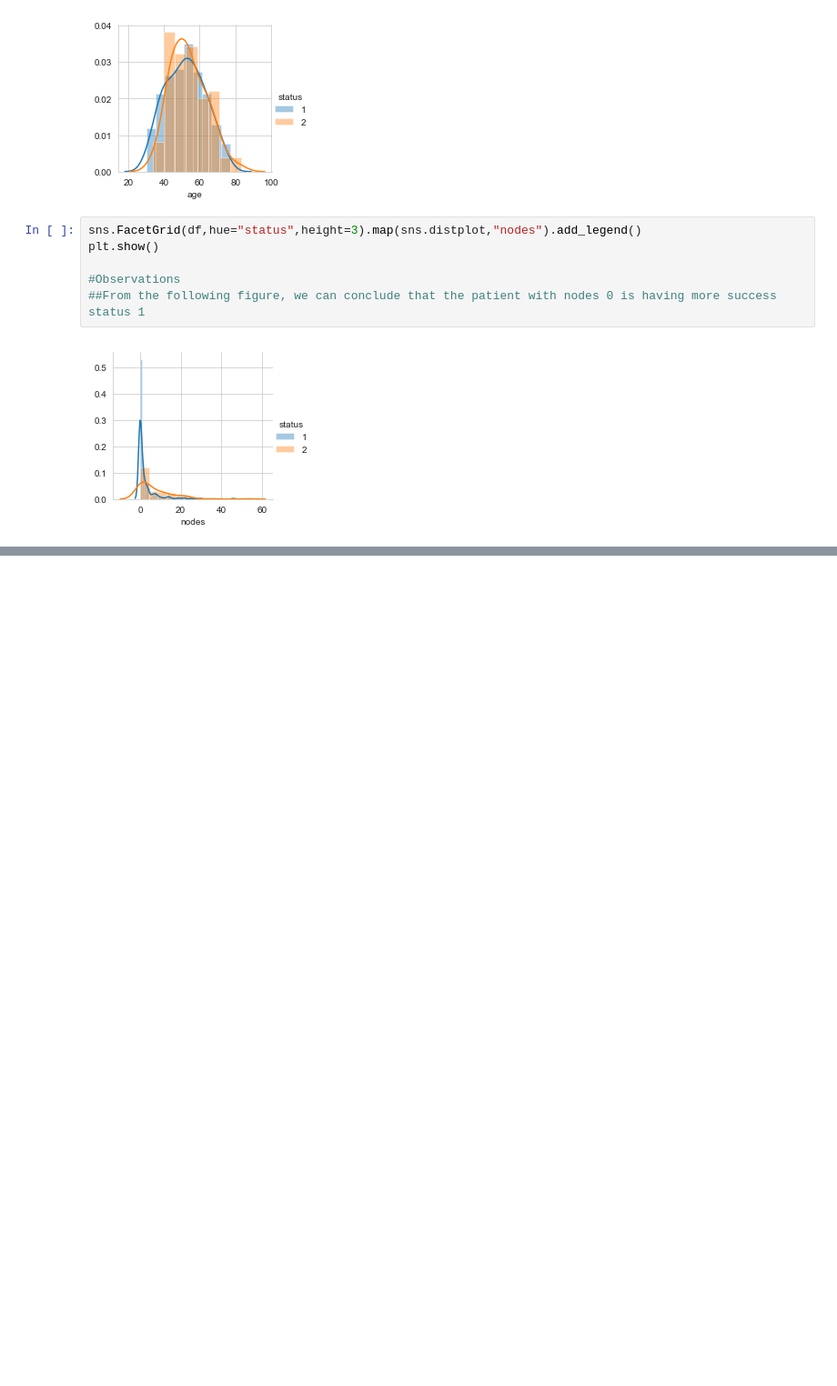
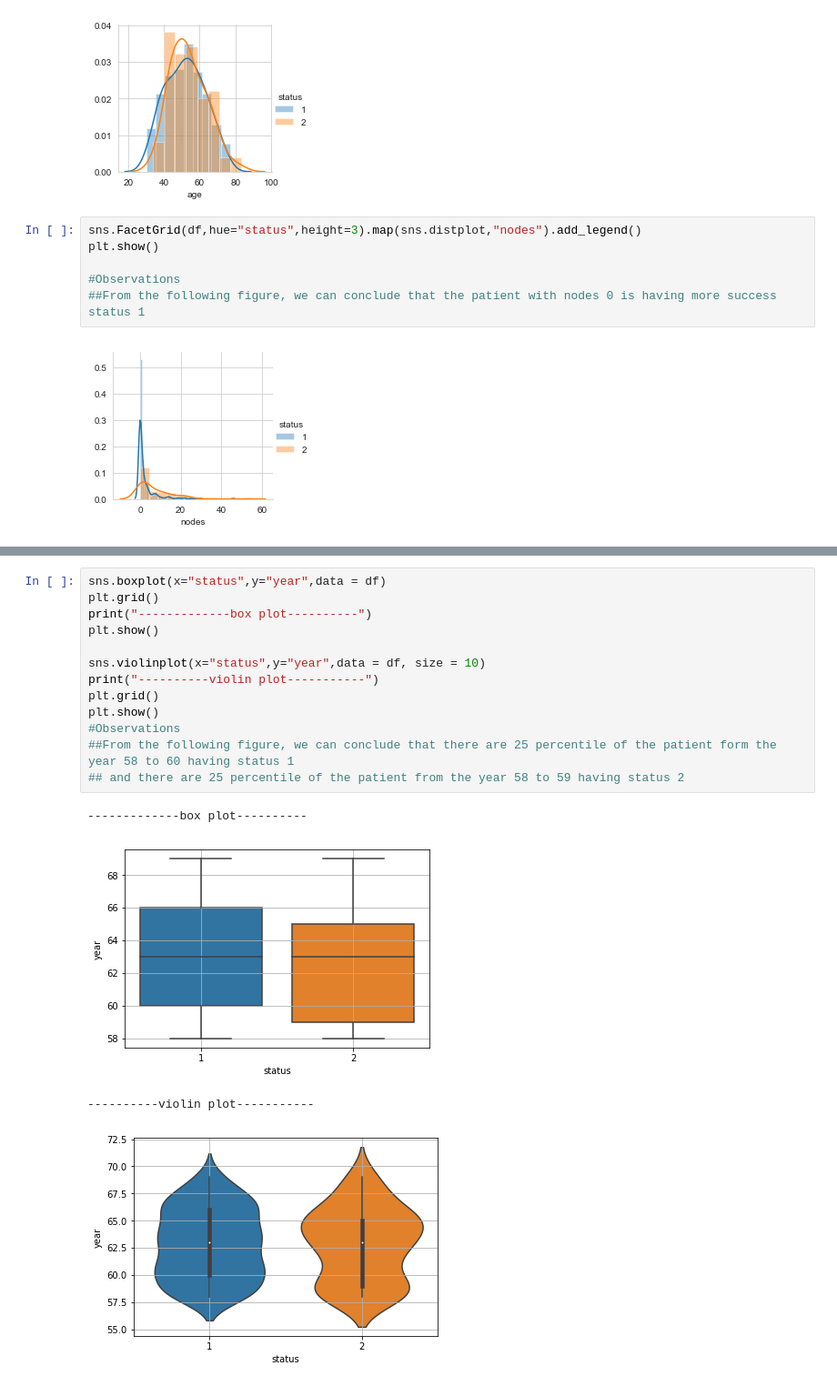
Before and after one commit to SATABHISHA/DataScience, a Jupyter notebook: PythonWorkspace/Assignment/EdaAssignment/Assignment1EDA.ipynb, the cells around one changed output, grey strips where cells are left out. Shown at 91% size. Drawn from its saved outputs; the diff is of its cells as text; blank space fills up the shorter version.

```diff
--- a/PythonWorkspace/Assignment/EdaAssignment/Assignment1EDA.ipynb
+++ b/PythonWorkspace/Assignment/EdaAssignment/Assignment1EDA.ipynb
@@ -236,0 +163,18 @@ plt.show()
+# %%
+sns.boxplot(x="status",y="year",data = df)
+plt.grid()
+print("-------------box plot----------")
+plt.show()
+
+sns.violinplot(x="status",y="year",data = df, size = 10)
+print("----------violin plot-----------")
+plt.grid()
+plt.show()
+#Observations
+##From the following figure, we can conclude that there are 25 percentile of the patient form the year 58 to 60 having status 1
+## and there are 25 percentile of the patient from the year 58 to 59 having status 2
+# %% [output]
+-------------box plot----------
+[figure, added]
+----------violin plot-----------
+[figure, added]
```
Also changed, not shown: parts of 6 cells of this notebook.
